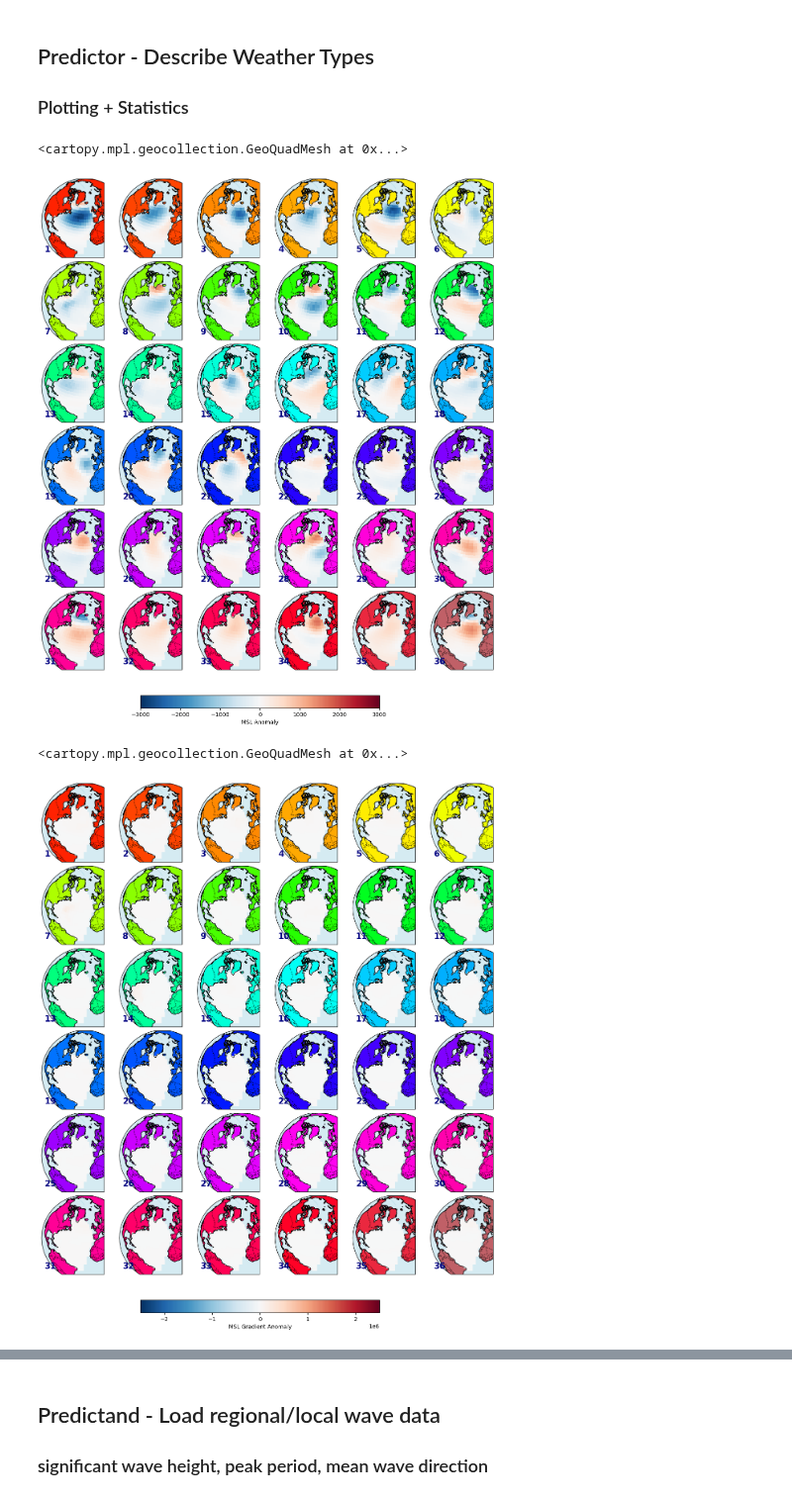
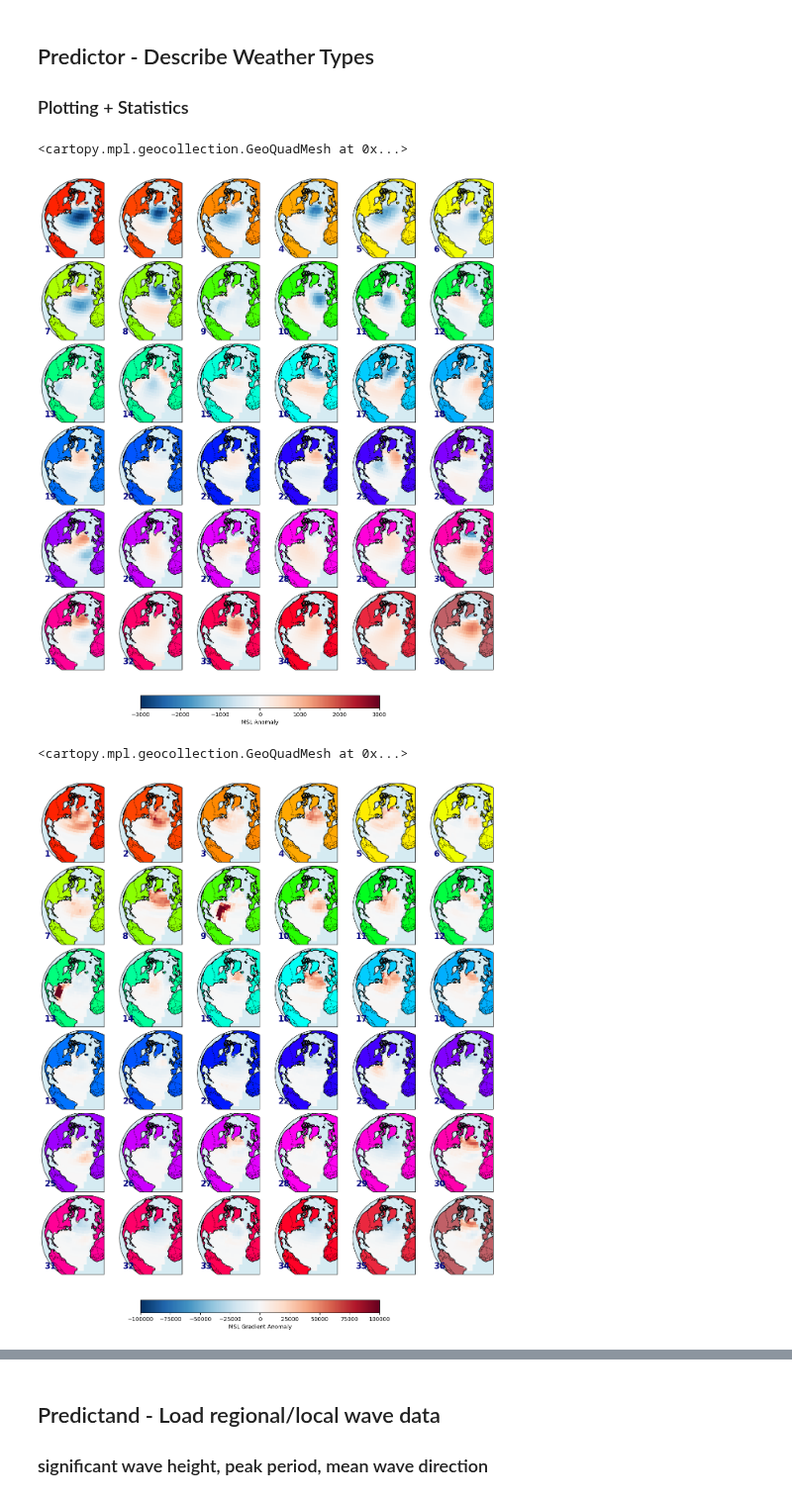
Before and after one commit to JenMontano/BlueMath, a Jupyter notebook: climate_services/probabilistic/MUSCLE_Aveiro/01_DWT.ipynb, the cells around one changed output, grey strips where cells are left out. Shown at 99% size. Saved outputs shown, nothing was run; the diff lists cells and outputs as text; code cells hidden in the pictures.

Commit message:
[JTH] add new working version of MUSCLE, with saved data in dwt model for cloud

```diff
--- a/climate_services/probabilistic/MUSCLE_Aveiro/01_DWT.ipynb
+++ b/climate_services/probabilistic/MUSCLE_Aveiro/01_DWT.ipynb
@@ -59,11 +59,13 @@ xwt.fit(
         },
         "kma": {
             "normalize_data": False,
-            "min_number_of_points": 50,
+            "min_number_of_points": 25,
             "max_number_of_iterations": 100,
         },
     },
     variable_to_sort_bmus="msl",
 )
+
+# xwt._exclude_attributes = []  # To save data used for fitting
 xwt.save_model("outputs/dwt_model_aveiro.pkl")
 # %% [output]
@@ -93,19 +98,19 @@ config_variables["msl"] = {
 xwt.plot_xwts(var_to_plot="msl", anomaly=True, map_center=(-25, 40))
 # %% [output]
 <cartopy.mpl.geocollection.GeoQuadMesh at 0x...>
-[figure, old version]
+[figure, new version]
 # %%
 from bluemath_tk.predictor.xwt import config_variables
 
 config_variables["msl_gradient"] = {
-    "vmin": -2.5 * 1e6,
-    "vmax": 2.5 * 1e6,
+    "vmin": -0.1 * 1e6,
+    "vmax": 0.1 * 1e6,
     "label": "MSL Gradient Anomaly",
 }
 xwt.plot_xwts(var_to_plot="msl_gradient", anomaly=True, map_center=(-25, 40))
 # %% [output]
 <cartopy.mpl.geocollection.GeoQuadMesh at 0x...>
-[figure, old version]
+[figure, new version]
 # %%
 xwt.plot_dwts_probs(plot_text=True)
 # %% [output]
```
Also changed, not shown: parts of 6 cells of this notebook, 6 other files.
